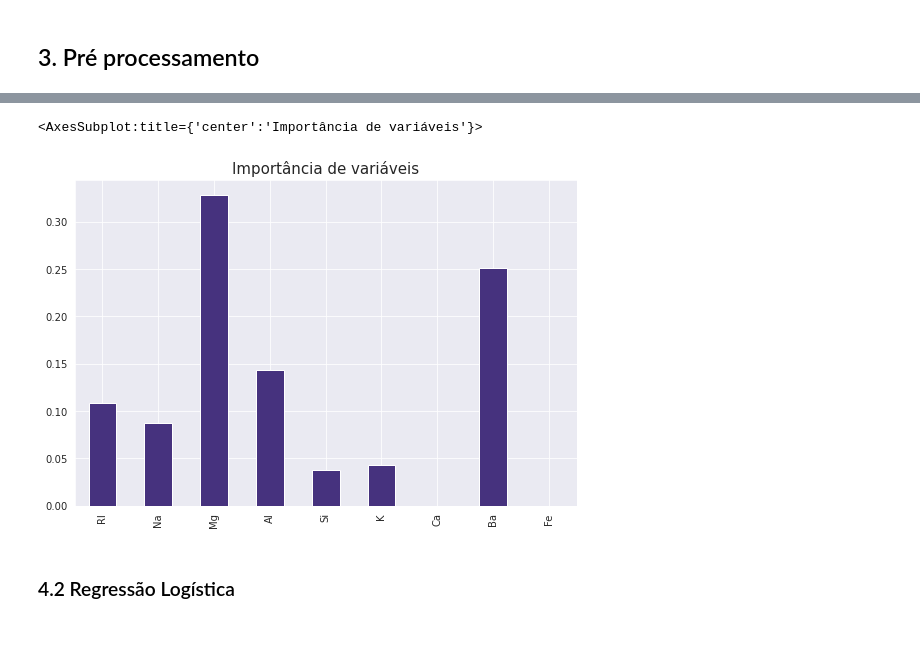
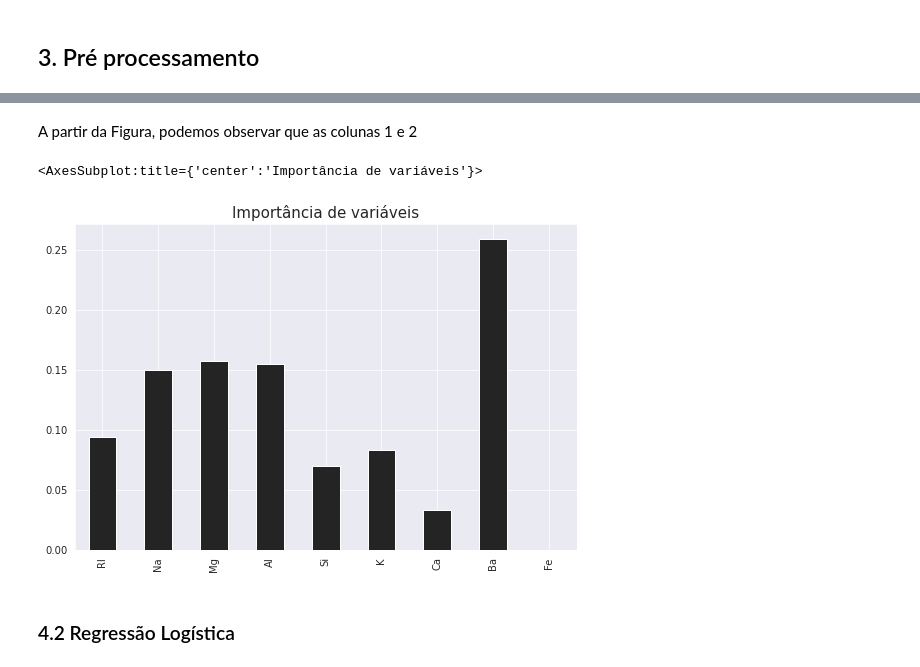
Before and after one commit to davi-santos/Glass-Classification, a Jupyter notebook: Data Analysis.ipynb, the cells around one changed output, grey strips where cells are left out. Cells and saved outputs as stored; diff of their text form; code cells hidden in the pictures; blank space fills up the shorter version.

```diff
--- a/Data Analysis.ipynb
+++ b/Data Analysis.ipynb
@@ -171,6 +161,15 @@ Como vamos trabalhar com alguns algoritmos de ML lineares é preciso que estes d
 X = df.drop(labels='Type',axis=1)
 y = df['Type']
 
+# Dividindo em treinamento e teste
+X_train, X_test, y_train, y_test = train_test_split(X, y, stratify=y, test_size=0.3, random_state=101)
+
+# Dados utilizados durante o treinamento dos modelos
+X_train_val, X_test_val, y_train_val, y_test_val = train_test_split(X_train, y_train, stratify=y_train, test_size=0.3, random_state=101)
+
 # Dados escalados no X_scaled
-scaler = StandardScaler().fit(X)
-X_scaled = scaler.transform(X)
+scaler = StandardScaler()
+scaler.fit(X_train)
+X_scaled_train = scaler.transform(X_train)
+
+print(f'Tamanho dos dados de treinamento: {len(X_train)}')
@@ -180,17 +181,3 @@ X_scaled = scaler.transform(X)
 ### 4.1 Decision Trees
 
 Primeiro vamos utilizar uma árvore de decisão e avaliar suas características. Como a base de dados é pequena, vamos procurar os melhores parâmetros que generalizem a classificação (queremos evitar o overfitting e underfitting). Para isto, vamos testar a profundidade da árvore e comparar o *score* do treino e do teste.
-# %%
-# Get data
-X_train, X_test, y_train, y_test = train_test_split(X, y, stratify=y, test_size=0.3, random_state=101)
-
-param_grid = [2, 4, 5, 6, 8]
-classifiers = []
-
-for max_depth in param_grid:
-    clf = DecisionTreeClassifier(max_depth=max_depth, random_state=101)
-    clf.fit(X_train, y_train)
-    print('DecisionTree - max_depth={} | train_score={} | test_score={}'.format(max_depth, \
-                                        clf.score(X_train, y_train), clf.score(X_test, y_test)))
-
-    classifiers.append(clf)
@@ -202,0 +184,12 @@ DecisionTree - max_depth=8 | train_score=0.9865771812080537 | test_score=0.72307
+# %%
+param_grid = [2, 4, 5, 6, 8]
+depth = {'two': 0, 'four': 1, 'five': 2, 'six': 3, 'eight': 4}
+classifiers = []
+
+for max_depth in param_grid:
+    clf = DecisionTreeClassifier(max_depth=max_depth, random_state=101)
+    clf.fit(X_train_val, y_train_val)
+    print(f'DecisionTree - max_depth={max_depth} | train_score={clf.score(X_train_val, y_train_val):.2f} | \
+test_score={clf.score(X_test_val, y_test_val):.2f}')
+
+    classifiers.append(clf)
@@ -207,11 +255,13 @@ As árvores de decisão que apresentam melhor *tradeoff* são as de profundidade
+# %% [markdown]
+A partir da Figura, podemos observar que as colunas 1 e 2
 # %%
-dt = classifiers[2]
+dt = classifiers[depth['five']]
 df_decisionTree = pd.Series(dt.feature_importances_, index=df.columns.values[0:-1])
 
 plt.figure(figsize=(9,6))
 plt.title('Importância de variáveis', fontsize=15)
-sns.set_palette('viridis')
+sns.set_palette('gray')
 df_decisionTree.plot(kind='bar')
 # %% [output]
 <AxesSubplot:title={'center':'Importância de variáveis'}>
-[figure, old version]
+[figure, new version]
```
Also changed, not shown: parts of 28 cells of this notebook, 6 other files.
